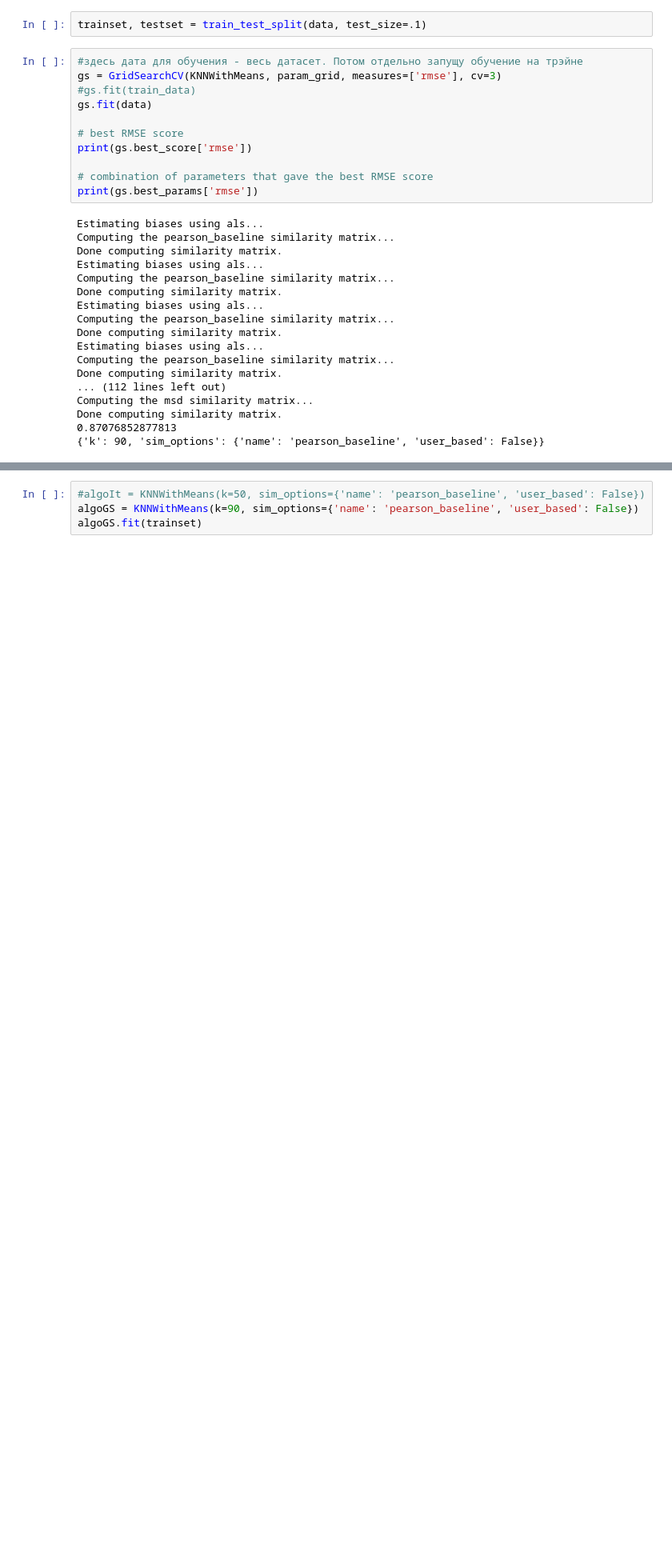
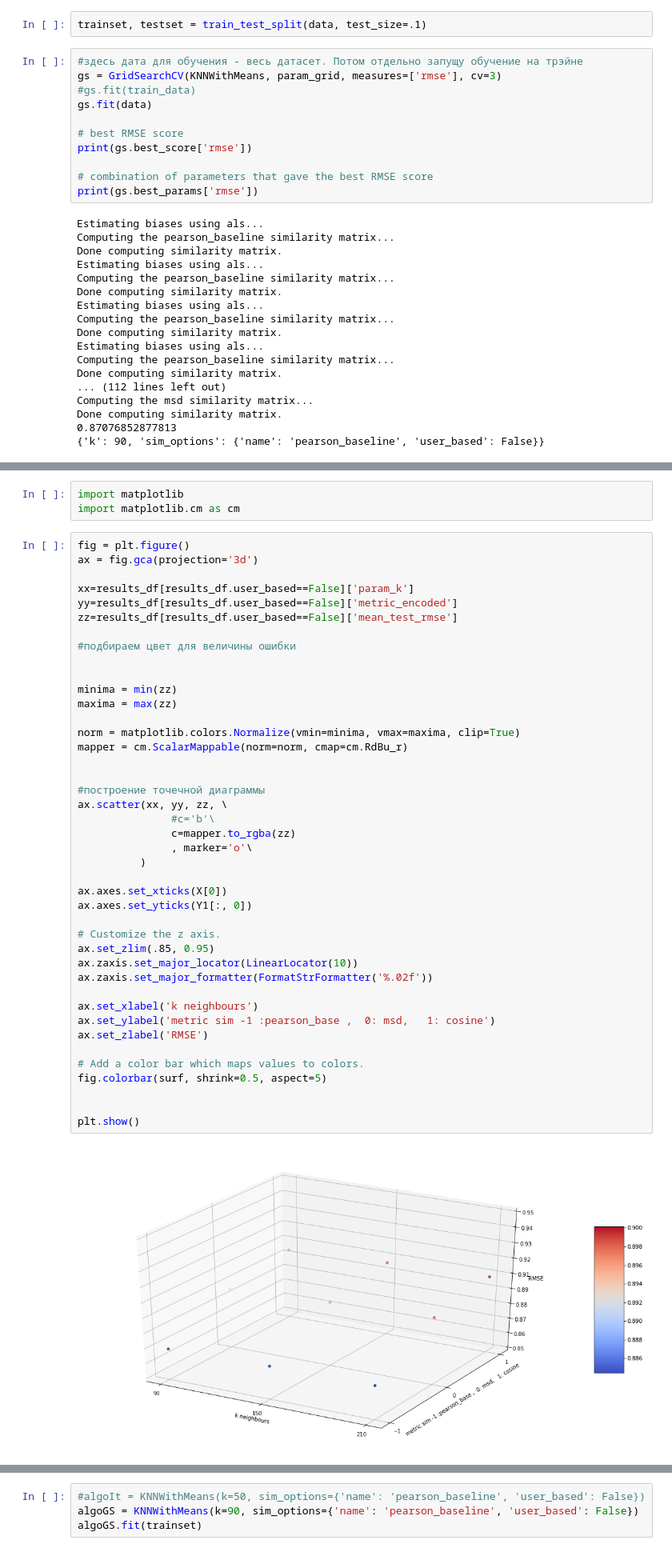
Before and after one commit to zamarseny/homework_python, a Jupyter notebook: recsys/HW colaborative filtering.ipynb, the cells around one changed output, grey strips where cells are left out. Shown at 80% size. Drawn from its saved outputs; the diff is of its cells as text; blank space fills up the shorter version.

```diff
--- a/recsys/HW colaborative filtering.ipynb
+++ b/recsys/HW colaborative filtering.ipynb
@@ -287,0 +388,47 @@ Done computing similarity matrix.
+# %%
+import matplotlib
+import matplotlib.cm as cm
+# %%
+fig = plt.figure()
+ax = fig.gca(projection='3d')
+
+xx=results_df[results_df.user_based==False]['param_k']
+yy=results_df[results_df.user_based==False]['metric_encoded']
+zz=results_df[results_df.user_based==False]['mean_test_rmse']
+
+#подбираем цвет для величины ошибки
+
+
+minima = min(zz)
+maxima = max(zz)
+
+norm = matplotlib.colors.Normalize(vmin=minima, vmax=maxima, clip=True)
+mapper = cm.ScalarMappable(norm=norm, cmap=cm.RdBu_r)
+
+
+#построение точечной диаграммы
+ax.scatter(xx, yy, zz, \
+               #c='b'\
+               c=mapper.to_rgba(zz)
+               , marker='o'\
+          )
+
+ax.axes.set_xticks(X[0])
+ax.axes.set_yticks(Y1[:, 0])
+
+# Customize the z axis.
+ax.set_zlim(.85, 0.95)
+ax.zaxis.set_major_locator(LinearLocator(10))
+ax.zaxis.set_major_formatter(FormatStrFormatter('%.02f'))
+
+ax.set_xlabel('k neighbours')
+ax.set_ylabel('metric sim -1 :pearson_base ,  0: msd,   1: cosine')
+ax.set_zlabel('RMSE')
+
+# Add a color bar which maps values to colors.
+fig.colorbar(surf, shrink=0.5, aspect=5)
+
+
+plt.show()
+# %% [output]
+[figure, added]
```
Also changed, not shown: parts of 16 cells of this notebook.
